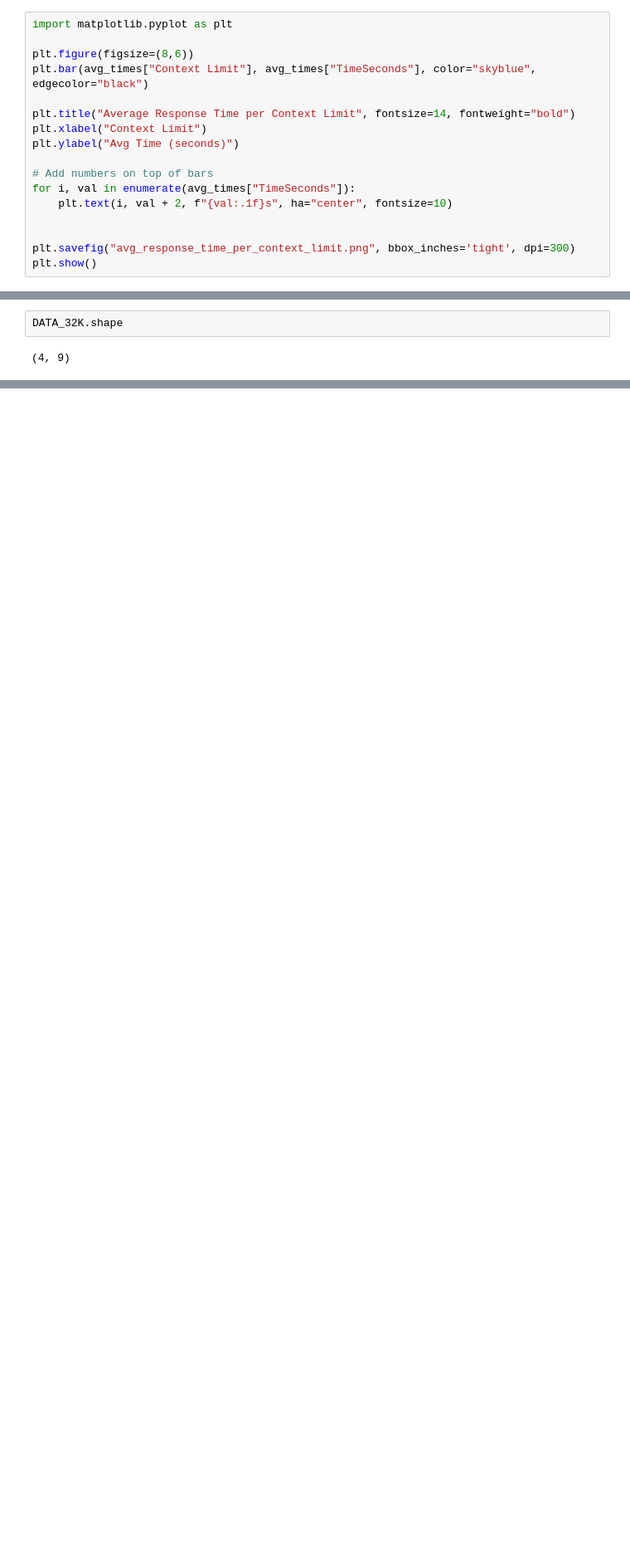
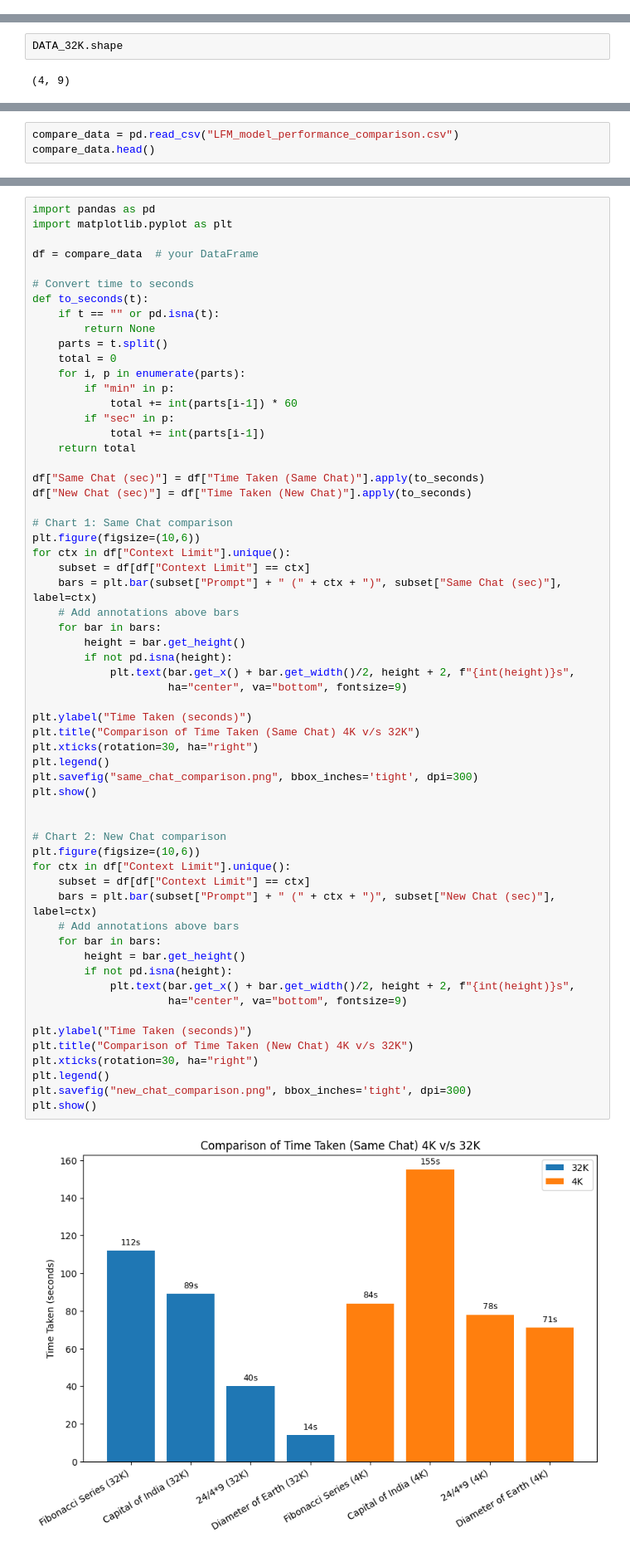
Before and after one commit to satwikshirsat04/Offline-AI-Chatbot, a Jupyter notebook: report.ipynb, the cells around one changed output, grey strips where cells are left out. Shown at 83% size. Cells and saved outputs as stored; diff of their text form; blank space fills up the shorter version.

Commit message:
Multi Models Integration

```diff
--- a/report.ipynb
+++ b/report.ipynb
@@ -75,20 +75,3 @@ print(avg_times)
 1            2K    52.500000
 2           32K   176.333333
 3            4K   115.600000
-# %%
-import matplotlib.pyplot as plt
-
-plt.figure(figsize=(8,6))
-plt.bar(avg_times["Context Limit"], avg_times["TimeSeconds"], color="skyblue", edgecolor="black")
-
-plt.title("Average Response Time per Context Limit", fontsize=14, fontweight="bold")
-plt.xlabel("Context Limit")
-plt.ylabel("Avg Time (seconds)")
-
-# Add numbers on top of bars
-for i, val in enumerate(avg_times["TimeSeconds"]):
-    plt.text(i, val + 2, f"{val:.1f}s", ha="center", fontsize=10)
-
-
-plt.savefig("avg_response_time_per_context_limit.png", bbox_inches='tight', dpi=300)
-plt.show()
@@ -218,0 +143,3 @@ plt.show()
+# %%
+compare_data = pd.read_csv("LFM_model_performance_comparison.csv")
+compare_data.head()
@@ -218,0 +153,62 @@ plt.show()
+# %%
+import pandas as pd
+import matplotlib.pyplot as plt
+
+df = compare_data  # your DataFrame
+
+# Convert time to seconds
+def to_seconds(t):
+    if t == "" or pd.isna(t):
+        return None
+    parts = t.split()
+    total = 0
+    for i, p in enumerate(parts):
+        if "min" in p:
+            total += int(parts[i-1]) * 60
+        if "sec" in p:
+            total += int(parts[i-1])
+    return total
+
+df["Same Chat (sec)"] = df["Time Taken (Same Chat)"].apply(to_seconds)
+df["New Chat (sec)"] = df["Time Taken (New Chat)"].apply(to_seconds)
+
+# Chart 1: Same Chat comparison
+plt.figure(figsize=(10,6))
+for ctx in df["Context Limit"].unique():
+    subset = df[df["Context Limit"] == ctx]
+    bars = plt.bar(subset["Prompt"] + " (" + ctx + ")", subset["Same Chat (sec)"], label=ctx)
+    # Add annotations above bars
+    for bar in bars:
+        height = bar.get_height()
+        if not pd.isna(height):
+            plt.text(bar.get_x() + bar.get_width()/2, height + 2, f"{int(height)}s",
+                     ha="center", va="bottom", fontsize=9)
+
+plt.ylabel("Time Taken (seconds)")
+plt.title("Comparison of Time Taken (Same Chat) 4K v/s 32K")
+plt.xticks(rotation=30, ha="right")
+plt.legend()
+plt.savefig("same_chat_comparison.png", bbox_inches='tight', dpi=300)
+plt.show()
+
+
+# Chart 2: New Chat comparison
+plt.figure(figsize=(10,6))
+for ctx in df["Context Limit"].unique():
+    subset = df[df["Context Limit"] == ctx]
+    bars = plt.bar(subset["Prompt"] + " (" + ctx + ")", subset["New Chat (sec)"], label=ctx)
+    # Add annotations above bars
+    for bar in bars:
+        height = bar.get_height()
+        if not pd.isna(height):
+            plt.text(bar.get_x() + bar.get_width()/2, height + 2, f"{int(height)}s",
+                     ha="center", va="bottom", fontsize=9)
+
+plt.ylabel("Time Taken (seconds)")
+plt.title("Comparison of Time Taken (New Chat) 4K v/s 32K")
+plt.xticks(rotation=30, ha="right")
+plt.legend()
+plt.savefig("new_chat_comparison.png", bbox_inches='tight', dpi=300)
+plt.show()
+# %% [output]
+[figure, added]
```
Also changed, not shown: parts of 17 cells of this notebook, 16 other files.
